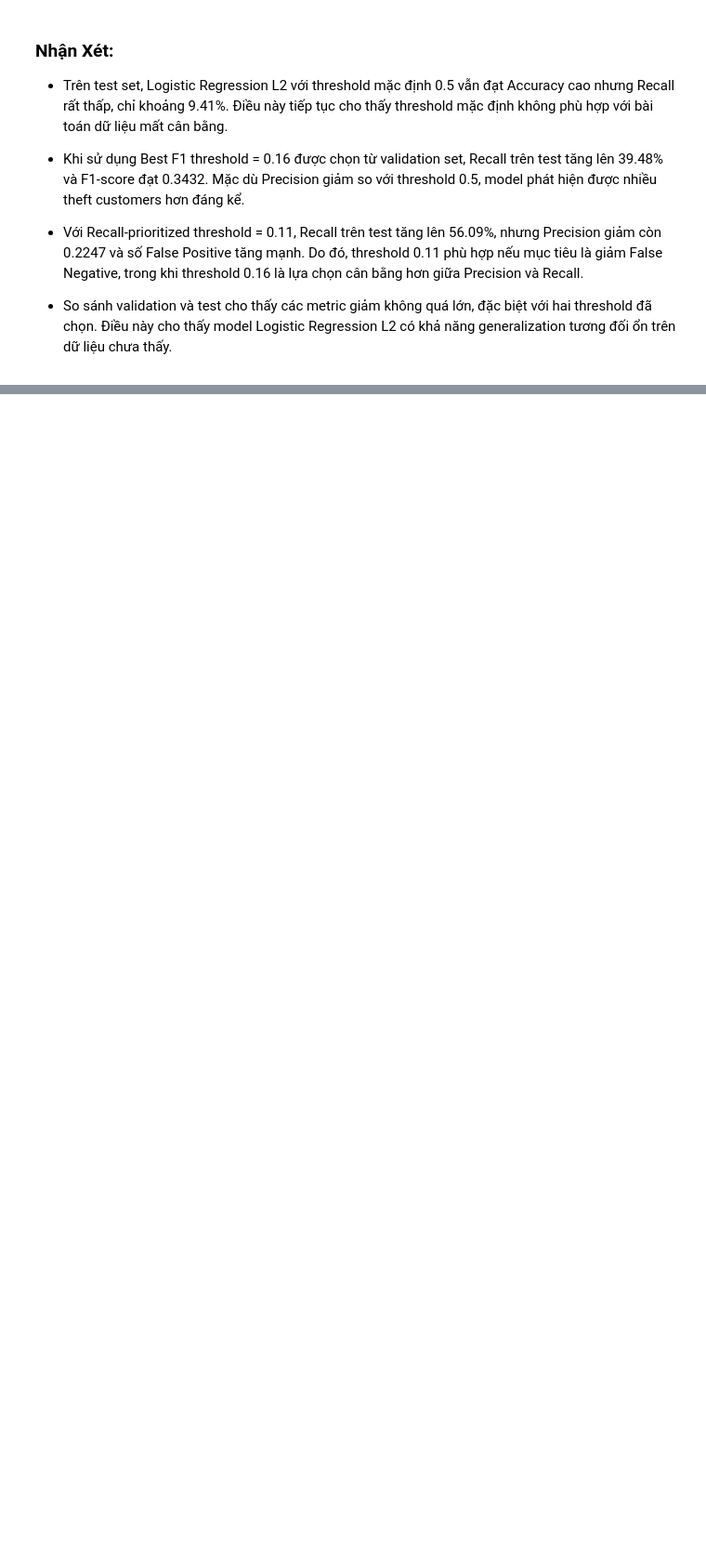
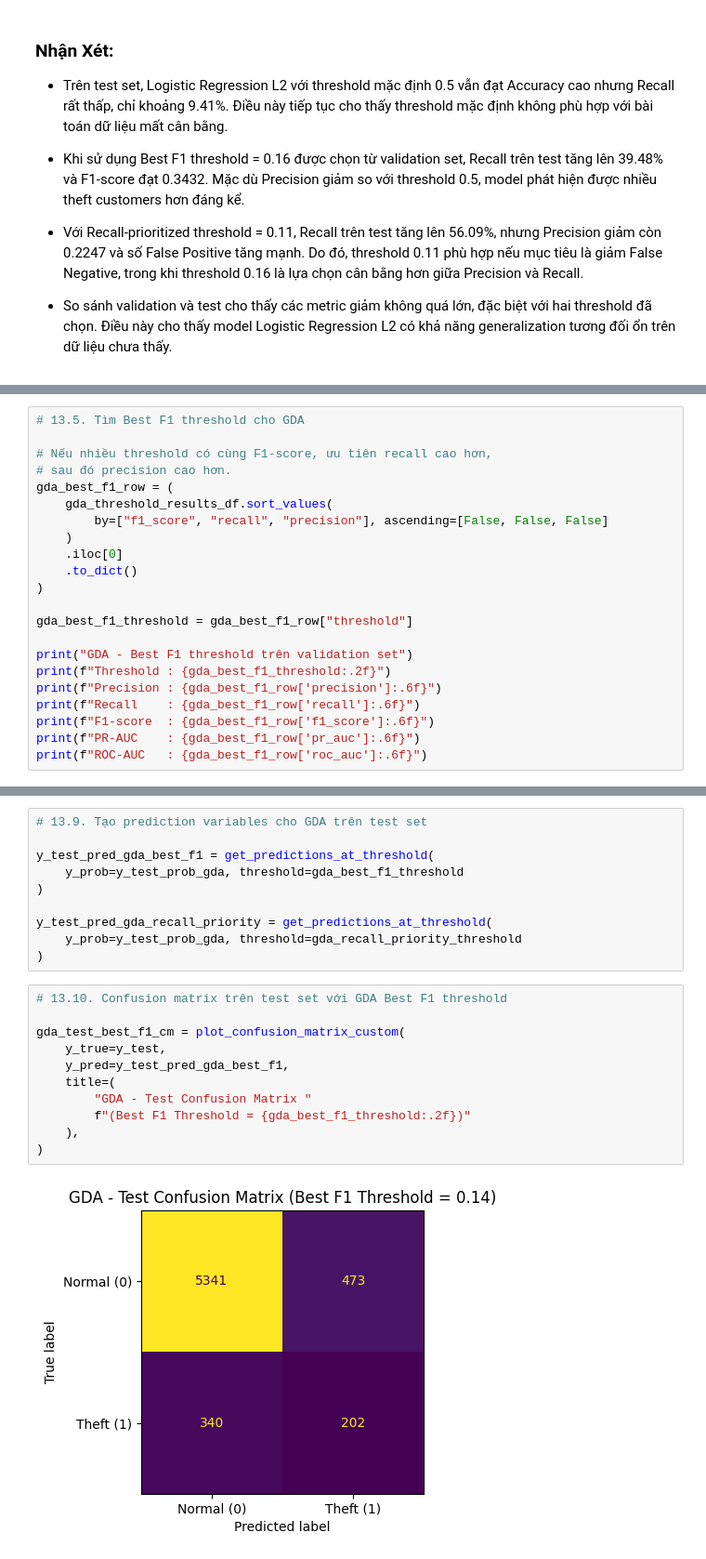
Before and after one commit to longzu-ComputerScience/CS114----ML-Project---Energy-Theft-Detection, a Jupyter notebook: notebooks/model_training_quoc_thai.ipynb, the cells around one changed output, grey strips where cells are left out. Shown at 93% size. Cells and saved outputs as stored; diff of their text form; blank space fills up the shorter version.

```diff
--- a/notebooks/model_training_quoc_thai.ipynb
+++ b/notebooks/model_training_quoc_thai.ipynb
@@ -1138,0 +1254,22 @@ test_recall_priority_cm = plot_confusion_matrix_custom(
+# %%
+# 13.5. Tìm Best F1 threshold cho GDA
+
+# Nếu nhiều threshold có cùng F1-score, ưu tiên recall cao hơn,
+# sau đó precision cao hơn.
+gda_best_f1_row = (
+    gda_threshold_results_df.sort_values(
+        by=["f1_score", "recall", "precision"], ascending=[False, False, False]
+    )
+    .iloc[0]
+    .to_dict()
+)
+
+gda_best_f1_threshold = gda_best_f1_row["threshold"]
+
+print("GDA - Best F1 threshold trên validation set")
+print(f"Threshold : {gda_best_f1_threshold:.2f}")
+print(f"Precision : {gda_best_f1_row['precision']:.6f}")
+print(f"Recall    : {gda_best_f1_row['recall']:.6f}")
+print(f"F1-score  : {gda_best_f1_row['f1_score']:.6f}")
+print(f"PR-AUC    : {gda_best_f1_row['pr_auc']:.6f}")
+print(f"ROC-AUC   : {gda_best_f1_row['roc_auc']:.6f}")
@@ -1138,0 +1448,23 @@ test_recall_priority_cm = plot_confusion_matrix_custom(
+# %%
+# 13.9. Tạo prediction variables cho GDA trên test set
+
+y_test_pred_gda_best_f1 = get_predictions_at_threshold(
+    y_prob=y_test_prob_gda, threshold=gda_best_f1_threshold
+)
+
+y_test_pred_gda_recall_priority = get_predictions_at_threshold(
+    y_prob=y_test_prob_gda, threshold=gda_recall_priority_threshold
+)
+# %%
+# 13.10. Confusion matrix trên test set với GDA Best F1 threshold
+
+gda_test_best_f1_cm = plot_confusion_matrix_custom(
+    y_true=y_test,
+    y_pred=y_test_pred_gda_best_f1,
+    title=(
+        "GDA - Test Confusion Matrix "
+        f"(Best F1 Threshold = {gda_best_f1_threshold:.2f})"
+    ),
+)
+# %% [output]
+[figure, added]
```
Also changed, not shown: parts of 11 cells of this notebook.
